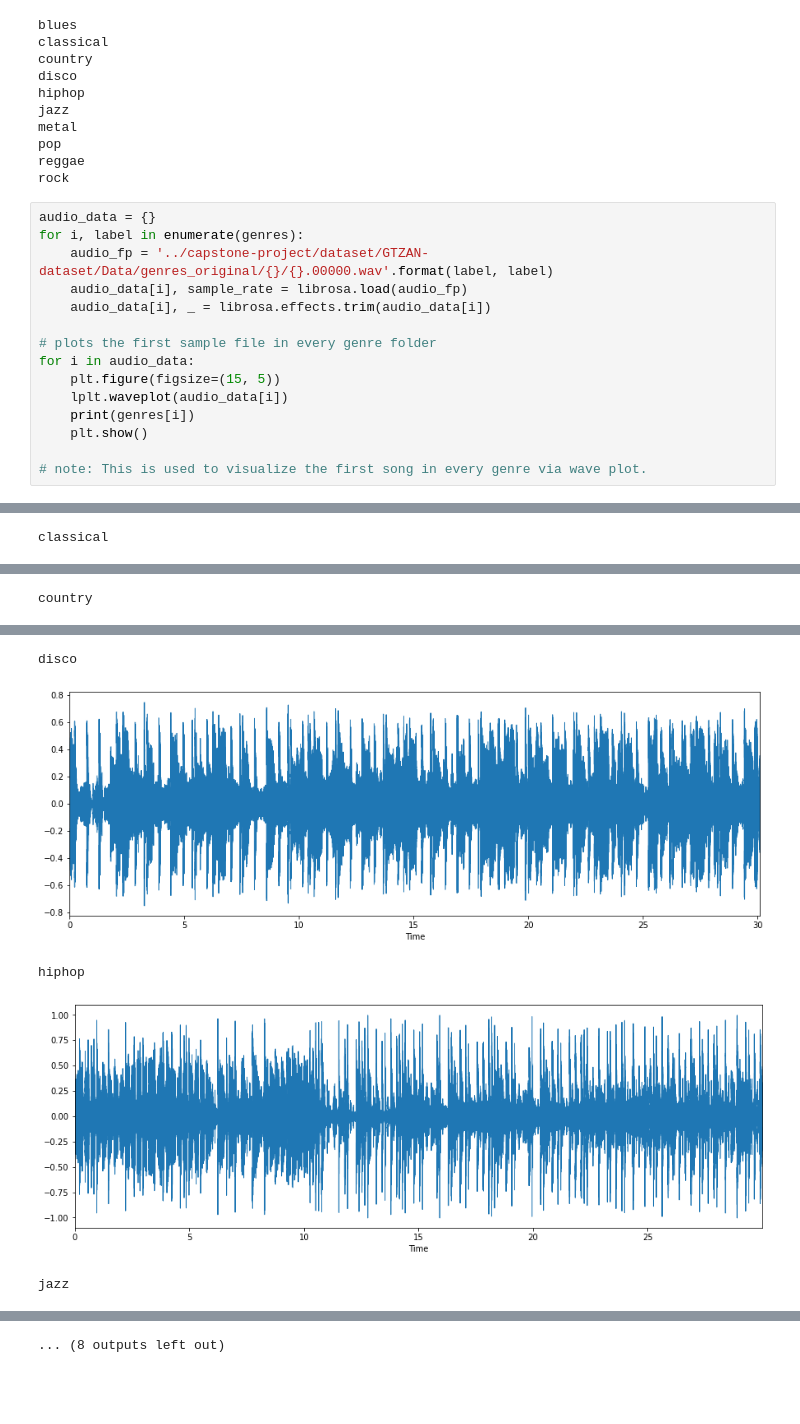
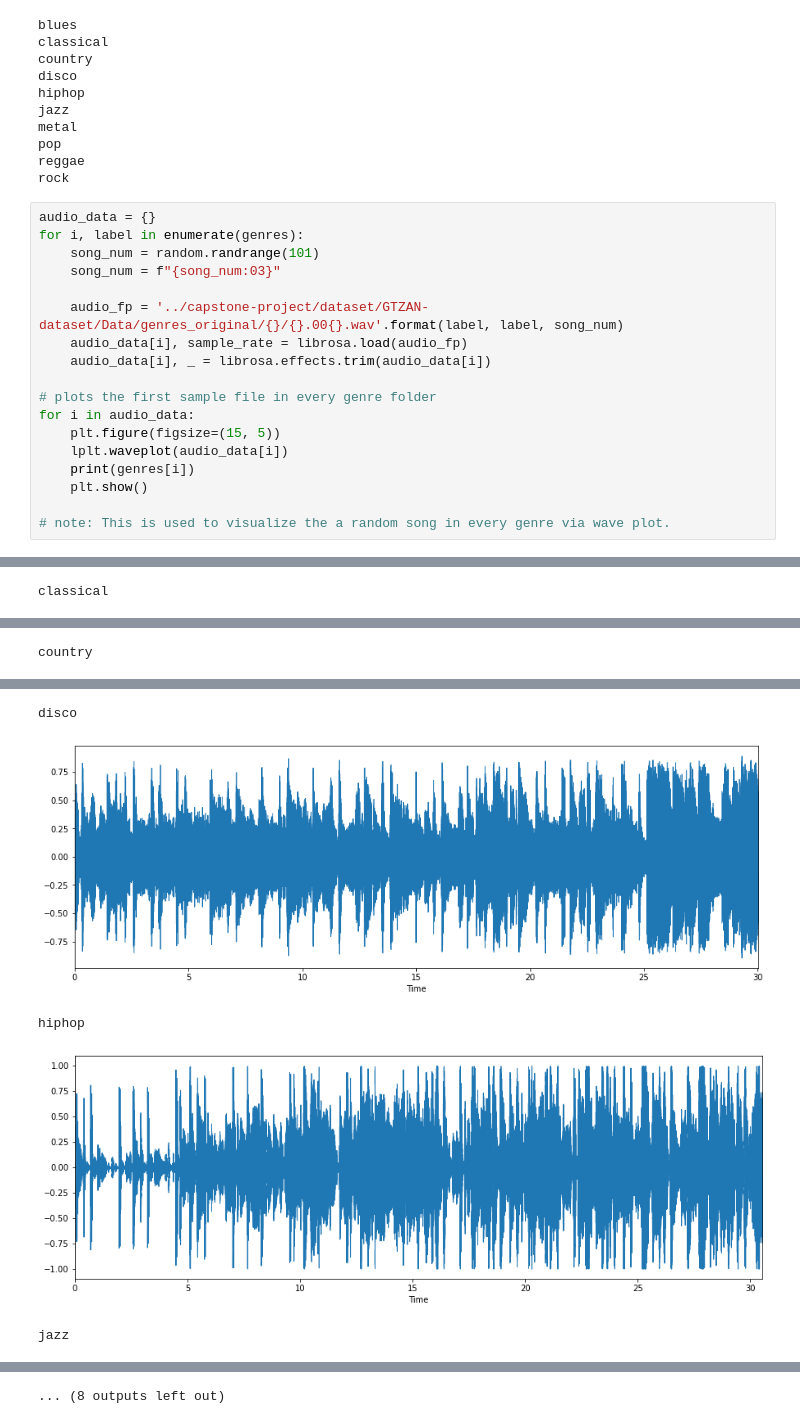
Before and after one commit to dexterbulaong/Music_Genre_App, a Jupyter notebook: genre_app_model.ipynb, the cells around one changed output, grey strips where cells are left out. Saved outputs shown, nothing was run; the diff lists cells and outputs as text; blank space fills up the shorter version.

```diff
--- a/genre_app_model.ipynb
+++ b/genre_app_model.ipynb
@@ -79,7 +79,10 @@ rock
 # %%
 audio_data = {}
 for i, label in enumerate(genres):
-    audio_fp = '../capstone-project/dataset/GTZAN-dataset/Data/genres_original/{}/{}.00000.wav'.format(label, label)
+    song_num = random.randrange(101)
+    song_num = f"{song_num:03}"
+
+    audio_fp = '../capstone-project/dataset/GTZAN-dataset/Data/genres_original/{}/{}.00{}.wav'.format(label, label, song_num)
     audio_data[i], sample_rate = librosa.load(audio_fp)
     audio_data[i], _ = librosa.effects.trim(audio_data[i])
 
@@ -90,6 +93,6 @@ for i in audio_data:
     print(genres[i])
     plt.show()
 
-# note: This is used to visualize the first song in every genre via wave plot.
+# note: This is used to visualize the a random song in every genre via wave plot.
 # %% [output]
 blues
@@ -101,5 +104,5 @@ country
 disco
-[figure, old version]
+[figure, new version]
 hiphop
-[figure, old version]
+[figure, new version]
 jazz
```
Also changed, not shown: parts of 1 cell of this notebook.
